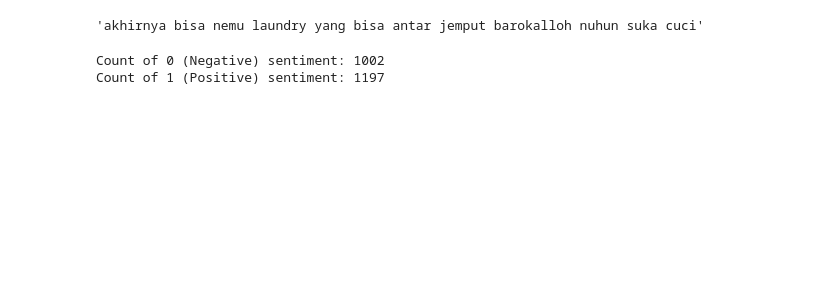
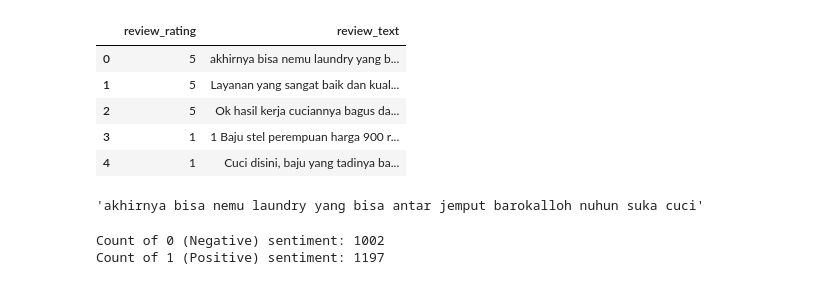
Before and after one commit to Ndy-S/Drone-Capstone-Repo, a Jupyter notebook: Machine Learning/Model Building/Sentiment_NLP.ipynb, the cells around one changed output. Drawn from its saved outputs; the diff is of its cells as text; code cells hidden in the pictures; blank space fills up the shorter version.

```diff
--- a/Machine Learning/Model Building/Sentiment_NLP.ipynb
+++ b/Machine Learning/Model Building/Sentiment_NLP.ipynb
@@ -1 +17,12 @@
+# %%
+# Read datasets
+df = pd.read_excel('laundry_reviews_dataset.xlsx')
+df.head()
+# %% [output]
+|  | review_rating | review_text |
+| 0 | 5 | akhirnya bisa nemu laundry yang b... |
+| 1 | 5 | Layanan yang sangat baik dan kual... |
+| 2 | 5 | Ok hasil kerja cuciannya bagus da... |
+| 3 | 1 | 1 Baju stel perempuan harga 900 r... |
+| 4 | 1 | Cuci disini, baju yang tadinya ba... |
 # %%
```
Also changed, not shown: parts of 21 cells of this notebook, 1 other file.
